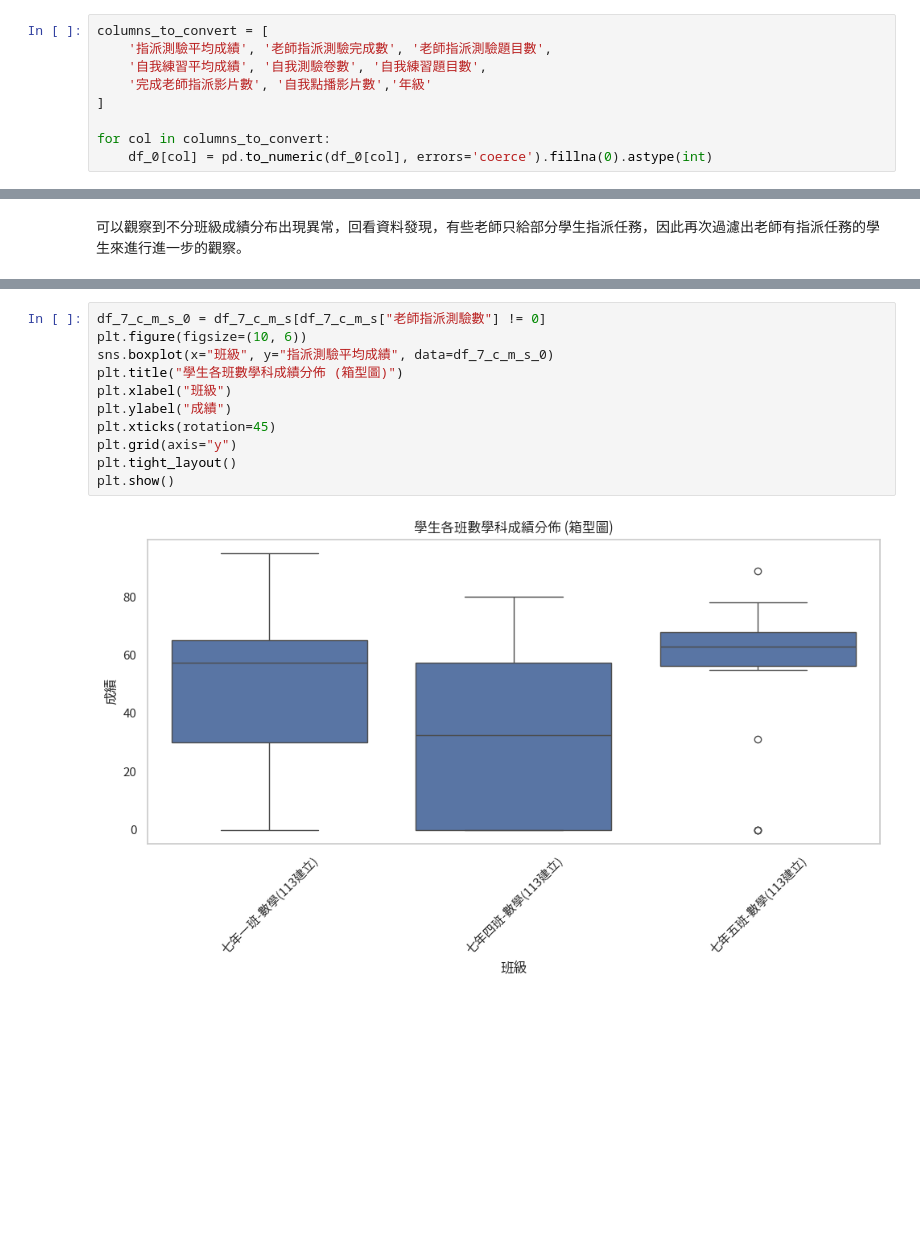
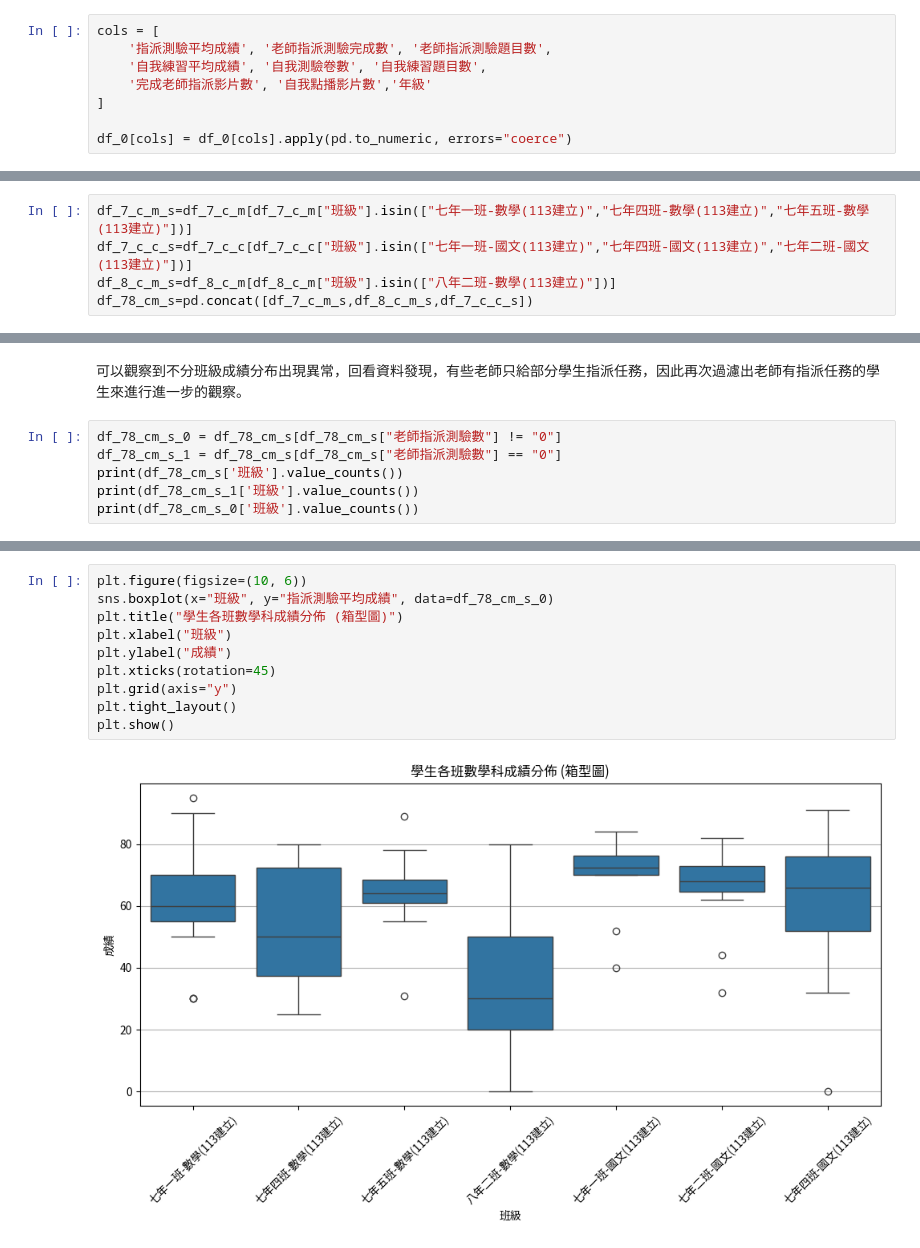
Before and after one commit to Emily-Hsu2004/edu-data-mining-, a Jupyter notebook: 練習/week3-課堂練習1.ipynb, the cells around one changed output, grey strips where cells are left out. Cells and saved outputs as stored; diff of their text form; blank space fills up the shorter version.

```diff
--- a/練習/week3-課堂練習1.ipynb
+++ b/練習/week3-課堂練習1.ipynb
@@ -47,14 +47,13 @@ numpy.int64
 # %% [markdown]
 ### 轉成數字格式
 # %%
-columns_to_convert = [
+cols = [
     '指派測驗平均成績', '老師指派測驗完成數', '老師指派測驗題目數',
     '自我練習平均成績', '自我測驗卷數', '自我練習題目數',
     '完成老師指派影片數', '自我點播影片數','年級'
 ]
 
-for col in columns_to_convert:
-    df_0[col] = pd.to_numeric(df_0[col], errors='coerce').fillna(0).astype(int)
+df_0[cols] = df_0[cols].apply(pd.to_numeric, errors="coerce")
 # %% [markdown]
 ## 資料觀察
 # %%
@@ -252,4 +251,9 @@ plt.show()
 
 數學科：701 704 705 802
 國語文：701 702 704
+# %%
+df_7_c_m_s=df_7_c_m[df_7_c_m["班級"].isin(["七年一班-數學(113建立)","七年四班-數學(113建立)","七年五班-數學(113建立)"])]
+df_7_c_c_s=df_7_c_c[df_7_c_c["班級"].isin(["七年一班-國文(113建立)","七年四班-國文(113建立)","七年二班-國文(113建立)"])]
+df_8_c_m_s=df_8_c_m[df_8_c_m["班級"].isin(["八年二班-數學(113建立)"])]
+df_78_cm_s=pd.concat([df_7_c_m_s,df_8_c_m_s,df_7_c_c_s])
 # %%
@@ -294,2 +271,8 @@ plt.show()
 # %% [markdown]
 可以觀察到不分班級成績分布出現異常，回看資料發現，有些老師只給部分學生指派任務，因此再次過濾出老師有指派任務的學生來進行進一步的觀察。
+# %%
+df_78_cm_s_0 = df_78_cm_s[df_78_cm_s["老師指派測驗數"] != "0"]
+df_78_cm_s_1 = df_78_cm_s[df_78_cm_s["老師指派測驗數"] == "0"]
+print(df_78_cm_s['班級'].value_counts())
+print(df_78_cm_s_1['班級'].value_counts())
+print(df_78_cm_s_0['班級'].value_counts())
@@ -296,13 +297,12 @@ plt.show()
 # %%
-df_7_c_m_s_0 = df_7_c_m_s[df_7_c_m_s["老師指派測驗數"] != 0]
 plt.figure(figsize=(10, 6))
-sns.boxplot(x="班級", y="指派測驗平均成績", data=df_7_c_m_s_0)
+sns.boxplot(x="班級", y="指派測驗平均成績", data=df_78_cm_s_0)
 plt.title("學生各班數學科成績分佈 (箱型圖)")
 plt.xlabel("班級")
 plt.ylabel("成績")
 plt.xticks(rotation=45)
 plt.grid(axis="y")
 plt.tight_layout()
 plt.show()
 # %% [output]
-[figure, old version]
+[figure, new version]
```
Also changed, not shown: parts of 12 cells of this notebook.
